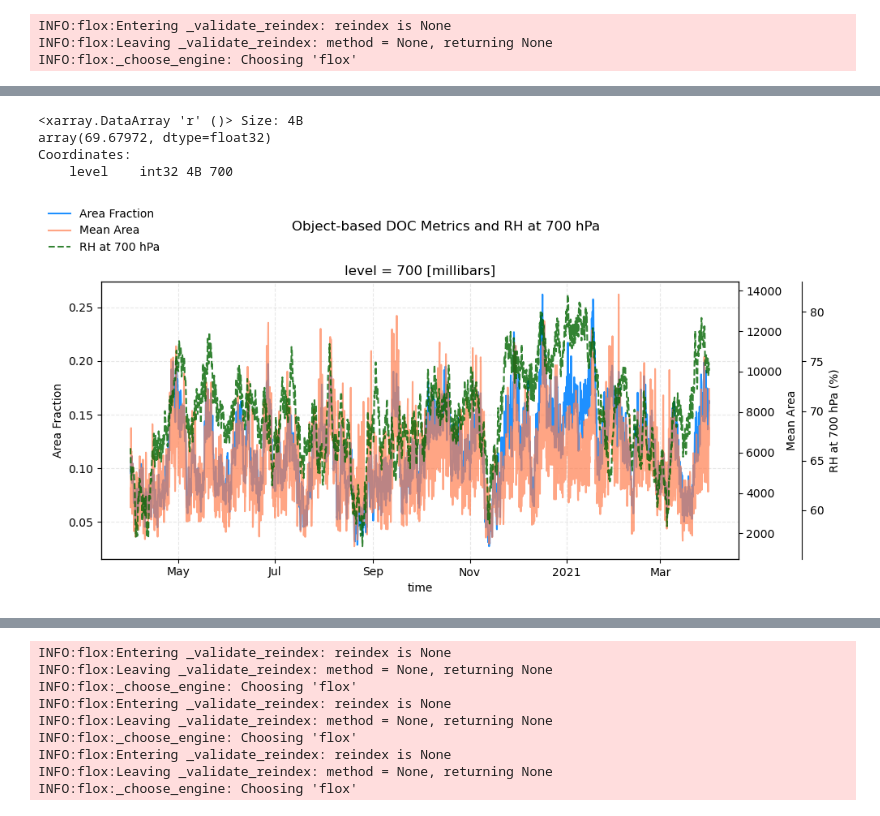
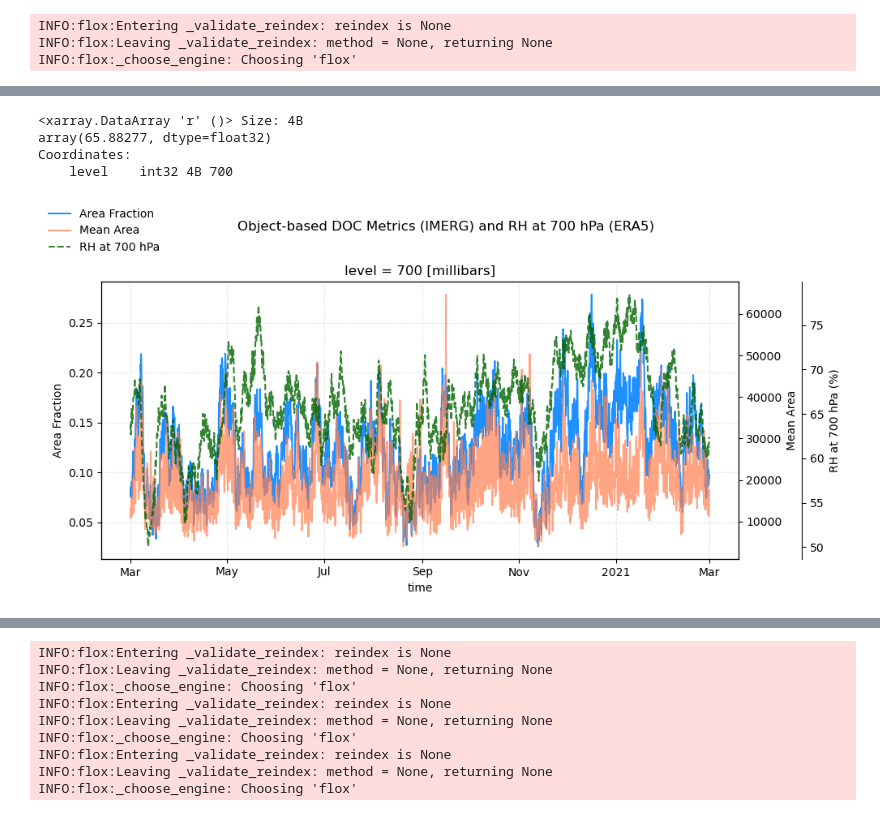
Before and after one commit to 21centuryweather/hk25-AusNode-DOCmeso, a Jupyter notebook: get_metrics/Greeshma/read_metrics.ipynb, the cells around one changed output, grey strips where cells are left out. Cells and saved outputs as stored; diff of their text form; code cells hidden in the pictures.

Commit message:
read metrics for icon, um, and imerg

```diff
--- a/get_metrics/Greeshma/read_metrics.ipynb
+++ b/get_metrics/Greeshma/read_metrics.ipynb
@@ -25,7 +29,7 @@ mean_area = mean_area[f"mean_area_thres_pr_percentiles_{per}"]
 # %%
-# loading r_700_mean_100_149_-10_10.nc and resampling it to 3-hourly
+# resampling it to 3-hourly
 
-r_700 = xr.open_dataset('/scratch/nf33/gs5098/data/r_700_mean_100_149_-10_10.nc')
+r_700 = xr.open_dataset('/scratch/nf33/gs5098/data/r_700_mean_100_149_-13_13_2020_03_2021_02.nc')
 r_700_3h = r_700.resample(time='3H').mean()
 # %% [output]
 INFO:flox:Entering _validate_reindex: reindex is None
@@ -52,42 +56,42 @@ r_700_3h_mean = r_700_3h.r.mean()
 print(r_700_3h_mean)
 # %% [output]
 <xarray.DataArray 'r' ()> Size: 4B
-array(69.67972, dtype=float32)
+array(65.88277, dtype=float32)
 Coordinates:
     level    int32 4B 700
 # %%
 import matplotlib.pyplot as plt
 
 fig, ax = plt.subplots(figsize=(10, 5))
 
 # Left y-axis: area_frac
 line1, = area_frac.plot(ax=ax, color="dodgerblue", label="Area Fraction")
 ax.set_ylabel("Area Fraction")
 
 # First right y-axis: mean_area
 ax2 = ax.twinx()
 line2, = mean_area.plot(ax=ax2, color="coral", alpha=0.7, label="Mean Area")
 ax2.set_ylabel("Mean Area")
 
 # Second right y-axis: r_700_3h.r
 ax3 = ax.twinx()
 ax3.spines['right'].set_position(('axes', 1.1))
 ax3.spines['right'].set_visible(True)
 line3, = r_700_3h.r.plot(ax=ax3, color="darkgreen", linestyle="--", alpha=0.8, label="RH at 700 hPa")
 ax3.set_ylabel("RH at 700 hPa (%)")
 
 
 lines = [line1, line2, line3]
 labels = [line.get_label() for line in lines]
 fig.legend(lines, labels, loc="upper left", frameon=False)
 
 
-fig.suptitle("Object-based DOC Metrics and RH at 700 hPa", y=0.95)
+fig.suptitle("Object-based DOC Metrics (IMERG) and RH at 700 hPa (ERA5)", y=0.95)
 ax.grid(True, linestyle='--', alpha=0.3)
 plt.tight_layout(rect=[0, 0, 1, 0.93])
 plt.show()
 # %% [output]
-[figure, old version]
+[figure, new version]
 # %%
 # Time series of metrics
 fig, ax = plt.subplots()
```
Also changed, not shown: parts of 45 cells of this notebook.
